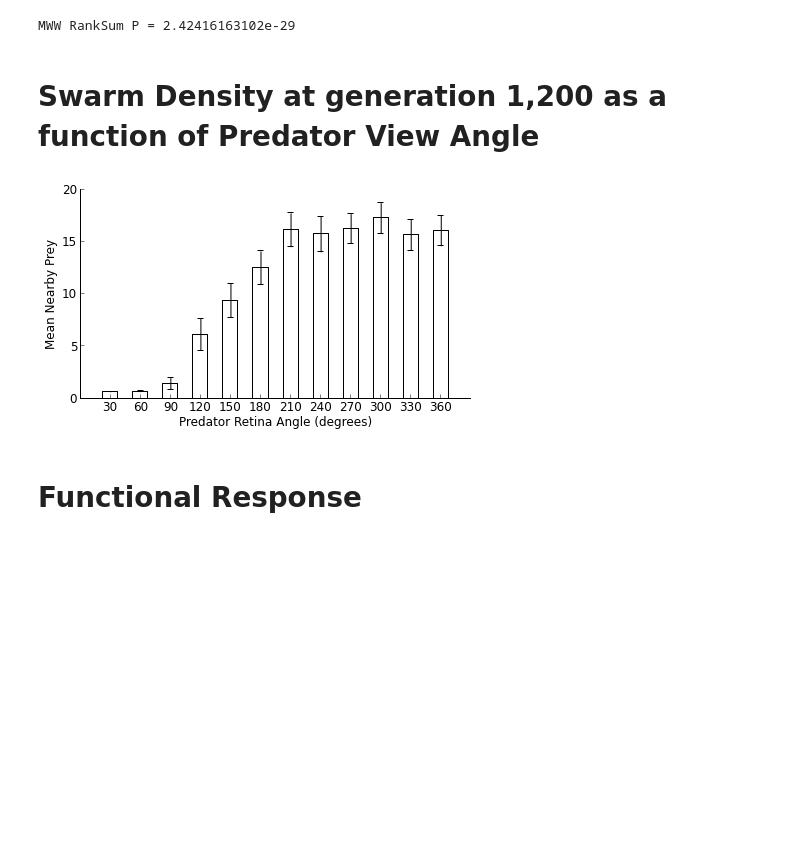
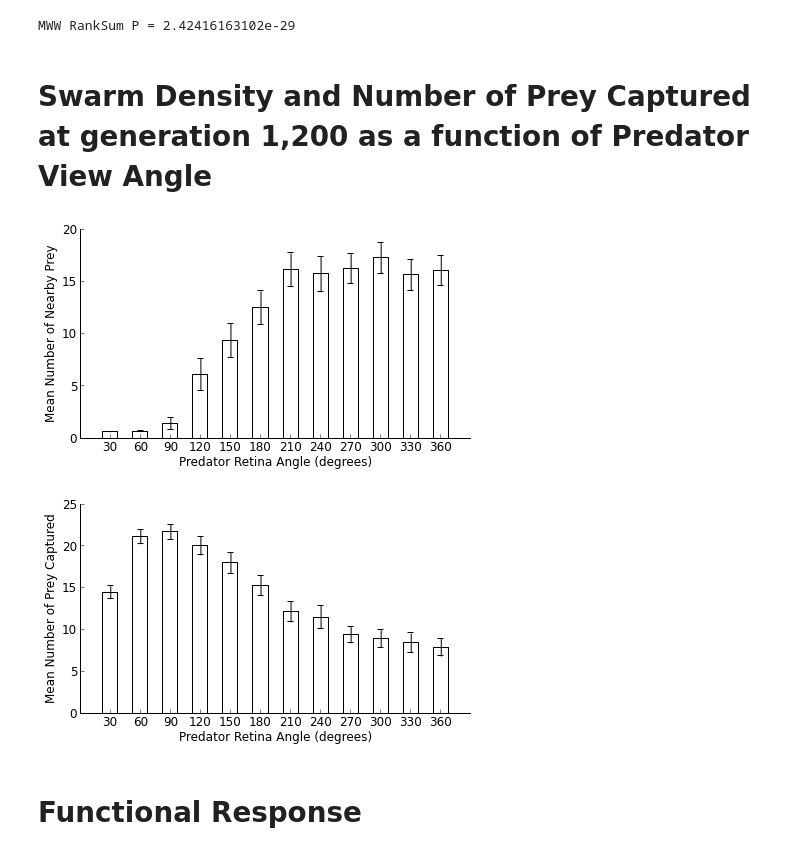
Before and after one commit to adamilab/eos-data, a Jupyter notebook: Predator Confusion Final Graphs.ipynb, the cells around one changed output. Drawn from its saved outputs; the diff is of its cells as text; code cells hidden in the pictures; blank space fills up the shorter version.

Commit message:
Update graphs per peer review.
Added figure showing mean number of prey captured by pva. Also renamed
y label of sdc over pva figure.

```diff
--- a/Predator Confusion Final Graphs.ipynb
+++ b/Predator Confusion Final Graphs.ipynb
@@ -198,7 +198,7 @@ print "MWW RankSum P =", stats.ranksums(baseSwarmDensity, npcSwarmDensity)[1]
 # %% [output]
 MWW RankSum P = 2.42416163102e-29
 # %% [markdown]
-# Swarm Density at generation 1,200 as a function of Predator View Angle
+# Swarm Density and Number of Prey Captured at generation 1,200 as a function of Predator View Angle
 # %%
 from pandas import *
 import glob
@@ -212,7 +212,9 @@ for folder in (glob.glob("coevolution-of-swarming/swarm-sd30-pva*") + glob.glob(
 
     for datafile in glob.glob(folder + "/run*.csv"):
 
-        dataLists[folder.split("/")[1]].append(read_csv(datafile))
+        DF = read_csv(datafile)
+        DF["prey_captured"] = DF["num_alive_end"].sub(50).apply(abs)
+        dataLists[folder.split("/")[1]].append(DF)
 
 # calculate stats for data
 meanDFs = {}
@@ -232,36 +234,42 @@ for key in dataLists.keys():
 
 # plot data
 for column in meanDFs[key].columns:
 
     #keyList = sorted(meanDFs.keys())
     keyList = ['swarm-sd30-pva30', 'swarm-sd30-pva60', 'swarm-sd30-pva90', 'swarm-sd30-pva120', 'swarm-sd30-pva150', 'swarm-sd30','swarm-sd30-pva210', 'swarm-sd30-pva240', 'swarm-sd30-pva270', 'swarm-sd30-pva300', 'swarm-sd30-pva330', 'swarm-sd30-pva360']
 
-    if (column == "swarm_density_count"):
+    if (column == "swarm_density_count") or (column == "prey_captured"):
 
         figure(figsize=(7, 3.75))
         ax = axes()
         ax.spines['top'].set_visible(False)
         ax.spines['right'].set_visible(False)
         ax.get_xaxis().tick_bottom()
         ax.get_yaxis().tick_left()
         #title(column.replace("_", " ").title() + " at end of run")
-        ylabel("Mean Nearby Prey", fontsize="12")
+
+        if column == "swarm_density_count":
+            ylabel("Mean Number of Nearby Prey", fontsize="12")
+        elif column == "prey_captured":
+            ylabel("Mean Number of Prey Captured", fontsize="12")
+
         xlabel("Predator Retina Angle (degrees)", fontsize="12")
         xlim(0, len(meanDFs) + 1)
         xticks(range(1, len(meanDFs.keys()) + 1), ["30", "60", "90", "120", "150", "180", "210", "240", "270", "300", "330", "360"], fontsize="12")
         yticks(fontsize="12")
 
         counter = 1
 
         for key in keyList:
 
             bar(left=[counter], height=[meanDFs[key][column][1200]], yerr=[stderrDFs[key][column][1200]], label=key, width=0.5, error_kw={"elinewidth":1, "markeredgewidth":1}, align="center", ecolor="black", color="white", capsize=3)
 
             counter += 1
 
         #savefig("coevolution-of-swarming/final-graphs/" + column.replace("_", "-") + "-pva.pdf")
 # %% [output]
-[figure, old version]
+[figure, new version]
+[figure, added]
 # %% [markdown]
 # Functional Response
 # %%
```
Also changed, not shown: 2 other files.
